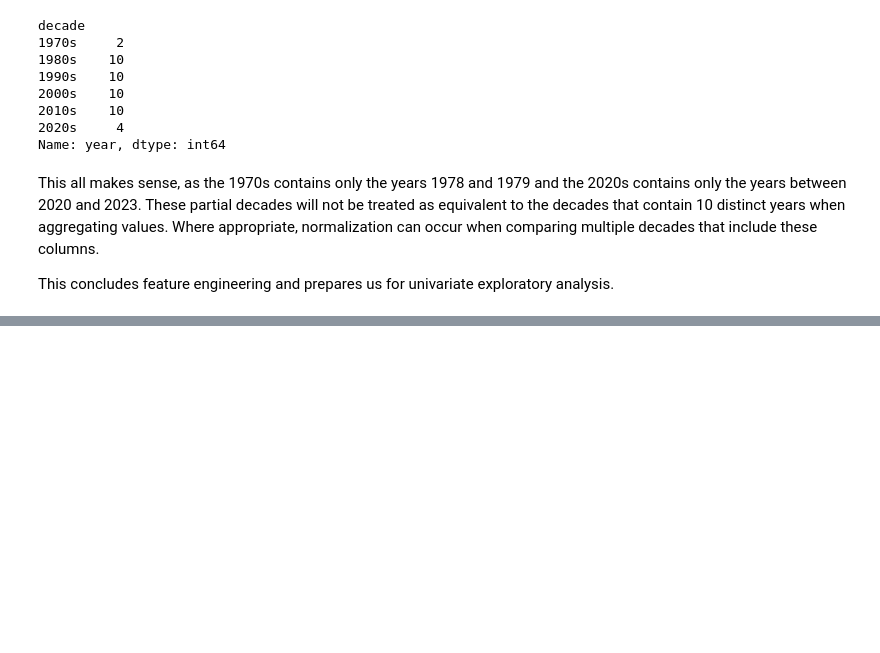
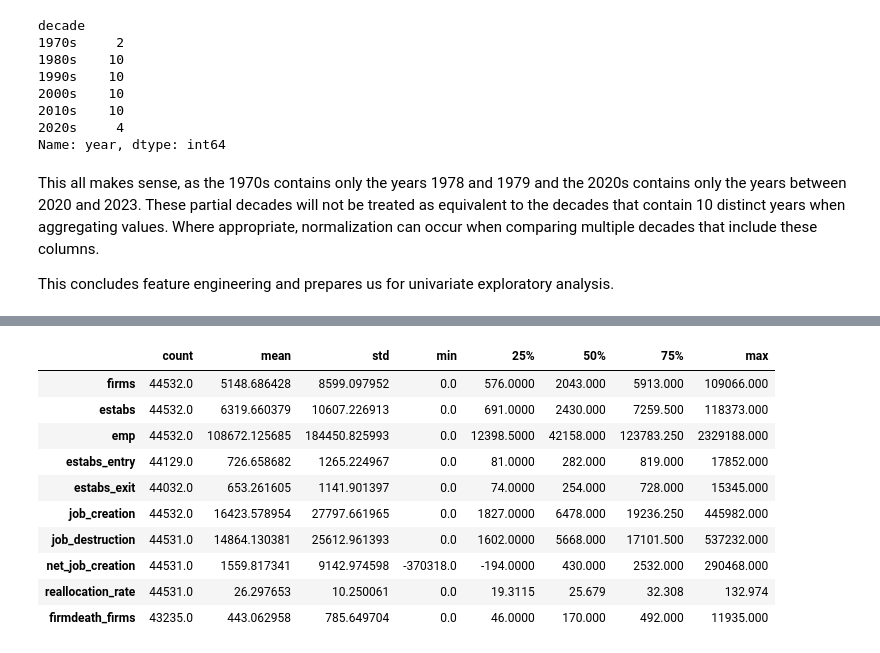
Before and after one commit to bcrawford89/Portfolio-An-Exploratory-Analysis-of-Business-Dynamics, a Jupyter notebook: US_Business_Dynamics_EDA.ipynb, the cells around one changed output, grey strips where cells are left out. Drawn from its saved outputs; the diff is of its cells as text; code cells hidden in the pictures; blank space fills up the shorter version.

```diff
--- a/US_Business_Dynamics_EDA.ipynb
+++ b/US_Business_Dynamics_EDA.ipynb
@@ -687,0 +696,12 @@ This concludes feature engineering and prepares us for univariate exploratory an
+# %%
+eda_variables = [
+    "firms",
+    "estabs",
+    "emp",
+    "estabs_entry","estabs_exit",
+    "job_creation",
+    "job_destruction",
+    "net_job_creation",
+    "reallocation_rate",
+    "firmdeath_firms"
+]
@@ -687,0 +712,14 @@ This concludes feature engineering and prepares us for univariate exploratory an
+# %%
+df_clean[eda_variables].describe().T
+# %% [output]
+|  | count | mean | std | min | 25% | 50% | 75% | max |
+| firms | 44532.0 | 5148.686428 | 8599.097952 | 0.0 | 576.0000 | 2043.000 | 5913.000 | 109066.000 |
+| estabs | 44532.0 | 6319.660379 | 10607.226913 | 0.0 | 691.0000 | 2430.000 | 7259.500 | 118373.000 |
+| emp | 44532.0 | 108672.125685 | 184450.825993 | 0.0 | 12398.5000 | 42158.000 | 123783.250 | 2329188.000 |
+| estabs_entry | 44129.0 | 726.658682 | 1265.224967 | 0.0 | 81.0000 | 282.000 | 819.000 | 17852.000 |
+| estabs_exit | 44032.0 | 653.261605 | 1141.901397 | 0.0 | 74.0000 | 254.000 | 728.000 | 15345.000 |
+| job_creation | 44532.0 | 16423.578954 | 27797.661965 | 0.0 | 1827.0000 | 6478.000 | 19236.250 | 445982.000 |
+| job_destruction | 44531.0 | 14864.130381 | 25612.961393 | 0.0 | 1602.0000 | 5668.000 | 17101.500 | 537232.000 |
+| net_job_creation | 44531.0 | 1559.817341 | 9142.974598 | -370318.0 | -194.0000 | 430.000 | 2532.000 | 290468.000 |
+| reallocation_rate | 44531.0 | 26.297653 | 10.250061 | 0.0 | 19.3115 | 25.679 | 32.308 | 132.974 |
+| firmdeath_firms | 43235.0 | 443.062958 | 785.649704 | 0.0 | 46.0000 | 170.000 | 492.000 | 11935.000 |
```
Also changed, not shown: parts of 13 cells of this notebook.
